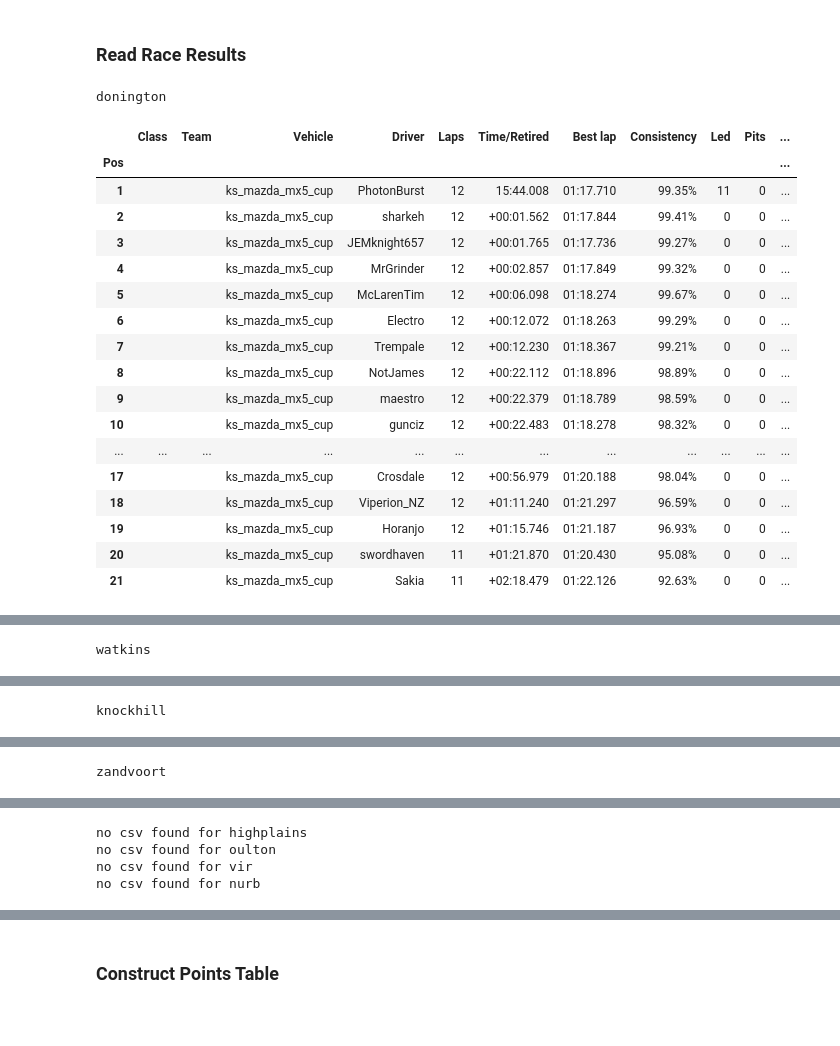
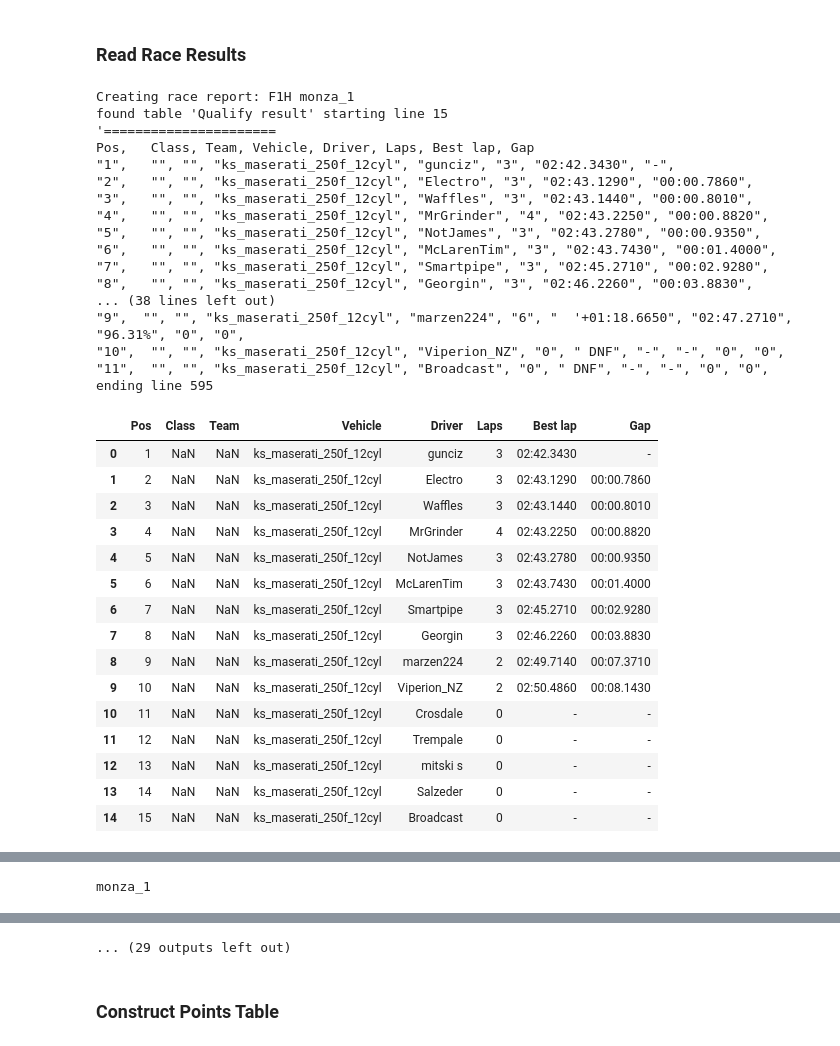
Before and after one commit to denniscfeng/simresults-to-table, a Jupyter notebook: ResultsToTable.ipynb, the cells around one changed output, grey strips where cells are left out. Saved outputs shown, nothing was run; the diff lists cells and outputs as text; code cells hidden in the pictures; blank space fills up the shorter version.

Commit message:
do f1h points

```diff
--- a/ResultsToTable.ipynb
+++ b/ResultsToTable.ipynb
@@ -90,18 +90,20 @@ class RaceReport():
                         rows[current_table][1] = i
                         if self.debug: print("ending line {}".format(rows[current_table][1]))
                         current_table = ""
+                    else:
+                        if self.debug: print(row, end="")
                 else:
                     for name in self.table_names:
                         if row.startswith(name):
                             current_table = name
                             rows[current_table][0] = i+2
-                            if self.debug: print("found table '{}' starting line {} ".format(current_table, rows[current_table][0]), end="")
+                            if self.debug: print("found table '{}' starting line {} ".format(current_table, rows[current_table][0]))
 
         tables = {}
         for name in self.table_names:
             table_skiprows = rows[name][0] + self.csv_manual_adjustment
             table_nrows = rows[name][1] - table_skiprows - 1 + self.csv_manual_adjustment
-            table_df = pd.read_csv(self.results_file, skiprows=table_skiprows, nrows=table_nrows, index_col=False, dtype=object)
+            table_df = pd.read_csv(self.results_file, skiprows=table_skiprows, nrows=table_nrows, index_col=False, skipinitialspace=True, quotechar='"', dtype=object)
             if self.debug: display(table_df)
             tables[name] = table_df
 
@@ -140,6 +142,7 @@ class RaceReport():
 
             return race_table
 
+        # TODO remove quote stripping since quotechar fixes this for us
         # Strip quotes and whitespace from strings, cast position and laps to integers, drop unnamed columns and rows for non-participants, convert fastest laps to datetimes
         for name, table_df in self.tables.items():
 
@@ -296,7 +299,7 @@ class RaceReport():
 # %% [markdown]
 ### Read Series Info
 # %%
-series = "MX5"
+series = "F1H"
 series_sessions = ["Qualify result", "Race 1 result", "Race 2 result"]
 rounds_to_include = 4
 drop_week = False
@@ -363,35 +366,49 @@ num_total_races = len(series_tracks_table) * len(series_race_sessions)
 # %%
 race_reports = {}
 
 for race, race_row in series_tracks_table.iterrows():
 
     race_path = "{}/{}".format(series, race)
     if os.path.isdir(race_path):
         try:
-            race_reports[race] = RaceReport(series_sessions, series, race, drivers_table=series_drivers_table, points_table=series_points_table, csv_manual_adjustment=race_row["csv_manual_adjustment"])
+            race_reports[race] = RaceReport(series_sessions, series, race, drivers_table=series_drivers_table, points_table=series_points_table, csv_manual_adjustment=race_row["csv_manual_adjustment"], debug=True)
             print(race)
             [display(race_reports[race].tables[session]) for session in series_race_sessions]
         except FileNotFoundError:
             print("no csv found for", race)
     else:
         print("no directory found for", race)
 # %% [output]
-donington
+Creating race report: F1H monza_1
+found table 'Qualify result' starting line 15
+'======================
+Pos,   Class, Team, Vehicle, Driver, Laps, Best lap, Gap
+"1",   "", "", "ks_maserati_250f_12cyl", "gunciz", "3", "02:42.3430", "-",
+"2",   "", "", "ks_maserati_250f_12cyl", "Electro", "3", "02:43.1290", "00:00.7860",
+"3",   "", "", "ks_maserati_250f_12cyl", "Waffles", "3", "02:43.1440", "00:00.8010",
+"4",   "", "", "ks_maserati_250f_12cyl", "MrGrinder", "4", "02:43.2250", "00:00.8820",
+"5",   "", "", "ks_maserati_250f_12cyl", "NotJames", "3", "02:43.2780", "00:00.9350",
+"6",   "", "", "ks_maserati_250f_12cyl", "McLarenTim", "3", "02:43.7430", "00:01.4000",
+"7",   "", "", "ks_maserati_250f_12cyl", "Smartpipe", "3", "02:45.2710", "00:02.9280",
+"8",   "", "", "ks_maserati_250f_12cyl", "Georgin", "3", "02:46.2260", "00:03.8830",
+... (38 lines left out)
+"9",  "", "", "ks_maserati_250f_12cyl", "marzen224", "6", "  '+01:18.6650", "02:47.2710", "96.31%", "0", "0",
+"10",  "", "", "ks_maserati_250f_12cyl", "Viperion_NZ", "0", " DNF", "-", "-", "0", "0",
+"11",  "", "", "ks_maserati_250f_12cyl", "Broadcast", "0", " DNF", "-", "-", "0", "0",
+ending line 595
-|  | Class | Team | Vehicle | Driver | Laps | Time/Retired | Best lap | Consistency | Led | Pits | ... |
-| Pos |  |  |  |  |  |  |  |  |  |  | ... |
-| 1 |  |  | ks_mazda_mx5_cup | PhotonBurst | 12 | 15:44.008 | 01:17.710 | 99.35% | 11 | 0 | ... |
-| 2 |  |  | ks_mazda_mx5_cup | sharkeh | 12 | +00:01.562 | 01:17.844 | 99.41% | 0 | 0 | ... |
-| 3 |  |  | ks_mazda_mx5_cup | JEMknight657 | 12 | +00:01.765 | 01:17.736 | 99.27% | 0 | 0 | ... |
-| 4 |  |  | ks_mazda_mx5_cup | MrGrinder | 12 | +00:02.857 | 01:17.849 | 99.32% | 0 | 0 | ... |
-| 5 |  |  | ks_mazda_mx5_cup | McLarenTim | 12 | +00:06.098 | 01:18.274 | 99.67% | 0 | 0 | ... |
-| 6 |  |  | ks_mazda_mx5_cup | Electro | 12 | +00:12.072 | 01:18.263 | 99.29% | 0 | 0 | ... |
-| 7 |  |  | ks_mazda_mx5_cup | Trempale | 12 | +00:12.230 | 01:18.367 | 99.21% | 0 | 0 | ... |
-| 8 |  |  | ks_mazda_mx5_cup | NotJames | 12 | +00:22.112 | 01:18.896 | 98.89% | 0 | 0 | ... |
-| 9 |  |  | ks_mazda_mx5_cup | maestro | 12 | +00:22.379 | 01:18.789 | 98.59% | 0 | 0 | ... |
-| 10 |  |  | ks_mazda_mx5_cup | gunciz | 12 | +00:22.483 | 01:18.278 | 98.32% | 0 | 0 | ... |
-| ... | ... | ... | ... | ... | ... | ... | ... | ... | ... | ... | ... |
-| 17 |  |  | ks_mazda_mx5_cup | Crosdale | 12 | +00:56.979 | 01:20.188 | 98.04% | 0 | 0 | ... |
-| 18 |  |  | ks_mazda_mx5_cup | Viperion_NZ | 12 | +01:11.240 | 01:21.297 | 96.59% | 0 | 0 | ... |
-| 19 |  |  | ks_mazda_mx5_cup | Horanjo | 12 | +01:15.746 | 01:21.187 | 96.93% | 0 | 0 | ... |
-| 20 |  |  | ks_mazda_mx5_cup | swordhaven | 11 | +01:21.870 | 01:20.430 | 95.08% | 0 | 0 | ... |
-| 21 |  |  | ks_mazda_mx5_cup | Sakia | 11 | +02:18.479 | 01:22.126 | 92.63% | 0 | 0 | ... |
+|  | Pos | Class | Team | Vehicle | Driver | Laps | Best lap | Gap |
+| 0 | 1 | NaN | NaN | ks_maserati_250f_12cyl | gunciz | 3 | 02:42.3430 | - |
+| 1 | 2 | NaN | NaN | ks_maserati_250f_12cyl | Electro | 3 | 02:43.1290 | 00:00.7860 |
+| 2 | 3 | NaN | NaN | ks_maserati_250f_12cyl | Waffles | 3 | 02:43.1440 | 00:00.8010 |
+| 3 | 4 | NaN | NaN | ks_maserati_250f_12cyl | MrGrinder | 4 | 02:43.2250 | 00:00.8820 |
+| 4 | 5 | NaN | NaN | ks_maserati_250f_12cyl | NotJames | 3 | 02:43.2780 | 00:00.9350 |
+| 5 | 6 | NaN | NaN | ks_maserati_250f_12cyl | McLarenTim | 3 | 02:43.7430 | 00:01.4000 |
+| 6 | 7 | NaN | NaN | ks_maserati_250f_12cyl | Smartpipe | 3 | 02:45.2710 | 00:02.9280 |
+| 7 | 8 | NaN | NaN | ks_maserati_250f_12cyl | Georgin | 3 | 02:46.2260 | 00:03.8830 |
+| 8 | 9 | NaN | NaN | ks_maserati_250f_12cyl | marzen224 | 2 | 02:49.7140 | 00:07.3710 |
+| 9 | 10 | NaN | NaN | ks_maserati_250f_12cyl | Viperion_NZ | 2 | 02:50.4860 | 00:08.1430 |
+| 10 | 11 | NaN | NaN | ks_maserati_250f_12cyl | Crosdale | 0 | - | - |
+| 11 | 12 | NaN | NaN | ks_maserati_250f_12cyl | Trempale | 0 | - | - |
+| 12 | 13 | NaN | NaN | ks_maserati_250f_12cyl | mitski s | 0 | - | - |
+| 13 | 14 | NaN | NaN | ks_maserati_250f_12cyl | Salzeder | 0 | - | - |
+| 14 | 15 | NaN | NaN | ks_maserati_250f_12cyl | Broadcast | 0 | - | - |
@@ -416 +430,0 @@ donington
-watkins
@@ -453 +454,0 @@ watkins
-knockhill
@@ -490 +478 @@ knockhill
-zandvoort
+monza_1
@@ -527,4 +501,0 @@ zandvoort
-no csv found for highplains
-no csv found for oulton
-no csv found for vir
-no csv found for nurb
@@ -531,3 +533,4 @@ no csv found for nurb
+... (29 outputs left out)
 # %% [markdown]
 ### Construct Points Table
 # %%
```
Also changed, not shown: parts of 4 cells of this notebook, 3 other files.
